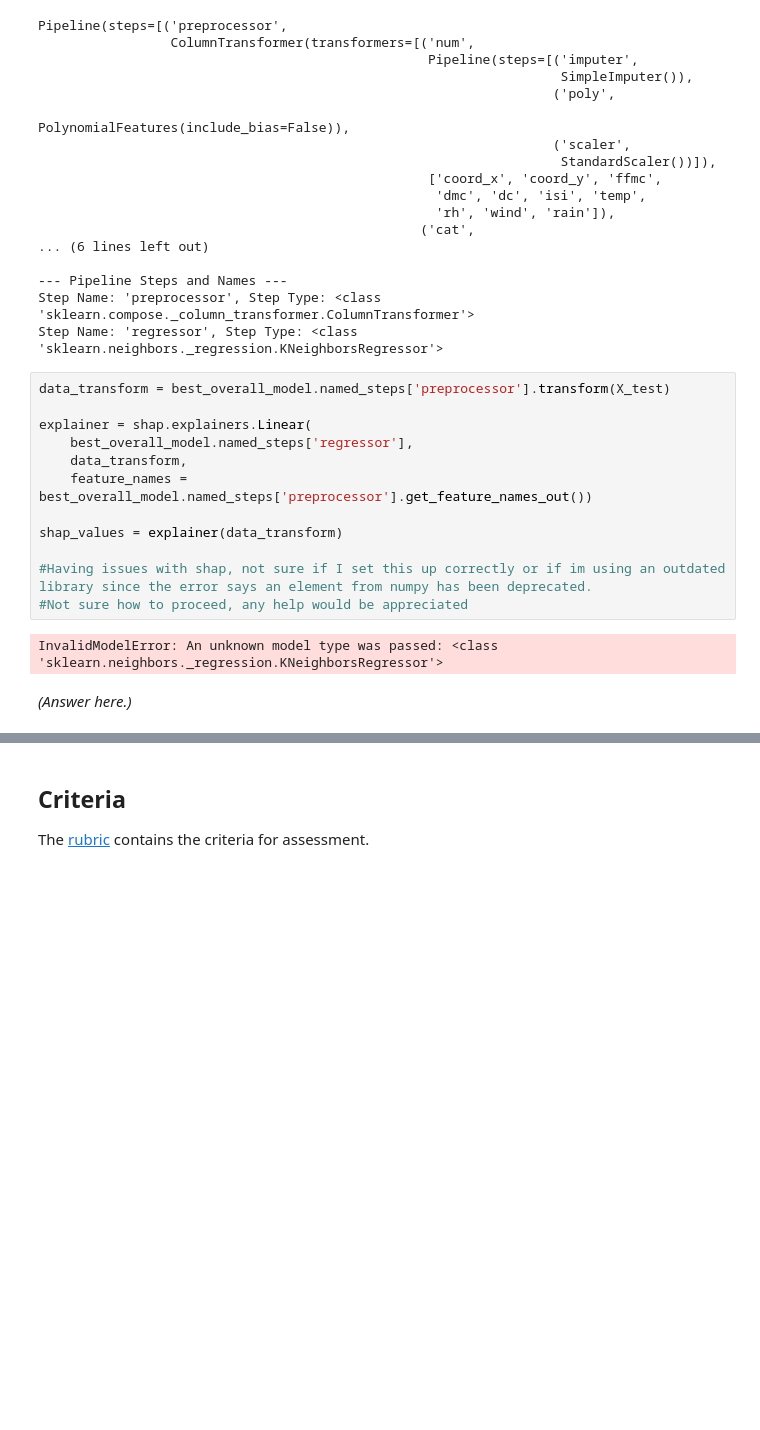
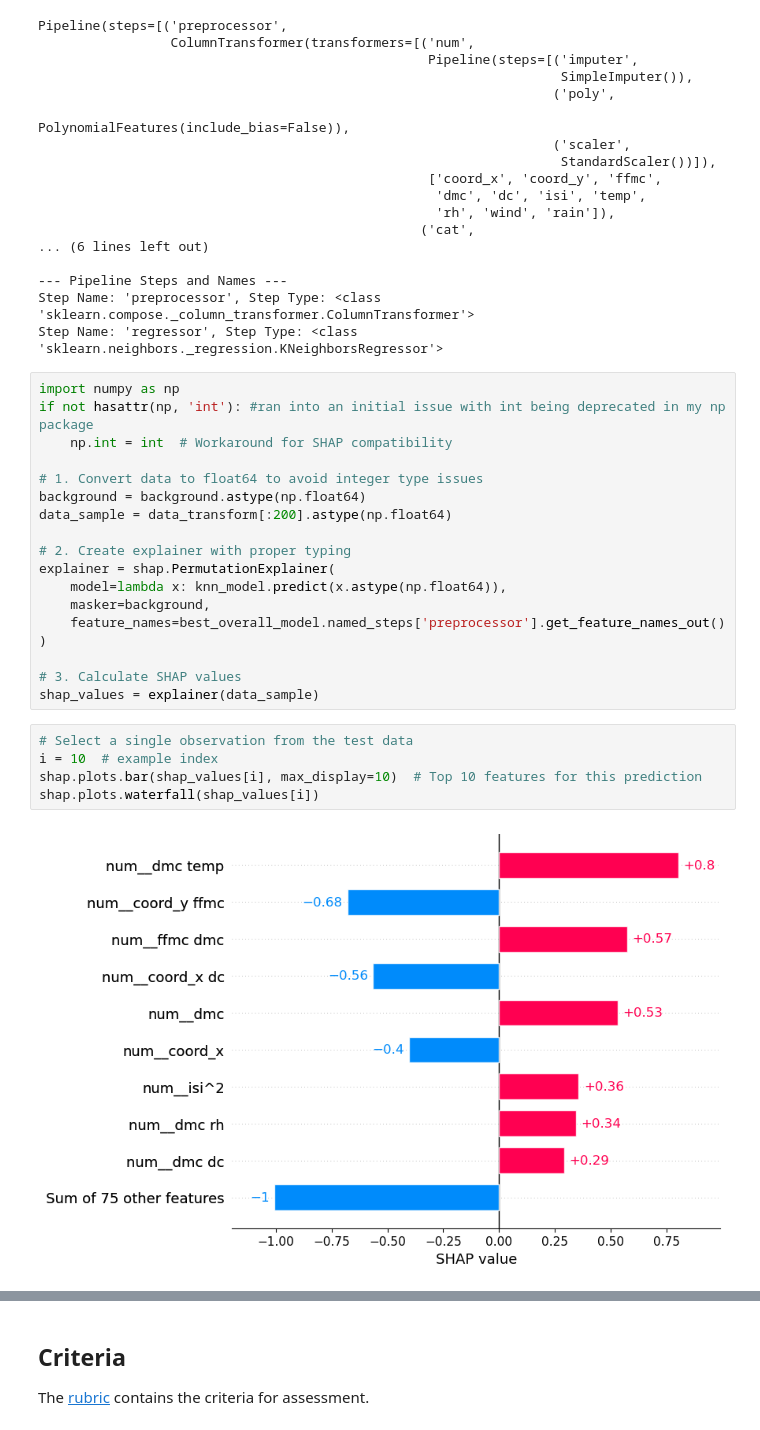
Before and after one commit to melram17/production, a Jupyter notebook: 02_activities/assignments/assignment_2.ipynb, the cells around one changed output, grey strips where cells are left out. Drawn from its saved outputs; the diff is of its cells as text; blank space fills up the shorter version.

Commit message:
found model that works with KNN and was able to overcome numpy feature deprecation issues. final question is now answered

```diff
--- a/02_activities/assignments/assignment_2.ipynb
+++ b/02_activities/assignments/assignment_2.ipynb
@@ -475,19 +475,28 @@ Pipeline(steps=[('preprocessor',
 --- Pipeline Steps and Names ---
 Step Name: 'preprocessor', Step Type: <class 'sklearn.compose._column_transformer.ColumnTransformer'>
 Step Name: 'regressor', Step Type: <class 'sklearn.neighbors._regression.KNeighborsRegressor'>
-# %%
-data_transform = best_overall_model.named_steps['preprocessor'].transform(X_test)
-
-explainer = shap.explainers.Linear(
-    best_overall_model.named_steps['regressor'],
-    data_transform,
-    feature_names = best_overall_model.named_steps['preprocessor'].get_feature_names_out())
-
-shap_values = explainer(data_transform)
-
-#Having issues with shap, not sure if I set this up correctly or if im using an outdated library since the error says an element from numpy has been deprecated.
-#Not sure how to proceed, any help would be appreciated
-# %% [output]
-InvalidModelError: An unknown model type was passed: <class 'sklearn.neighbors._regression.KNeighborsRegressor'>
-# %% [markdown]
-*(Answer here.)*
+# %%
+import numpy as np
+if not hasattr(np, 'int'): #ran into an initial issue with int being deprecated in my np package
+    np.int = int  # Workaround for SHAP compatibility
+
+# 1. Convert data to float64 to avoid integer type issues
+background = background.astype(np.float64)
+data_sample = data_transform[:200].astype(np.float64)
+
+# 2. Create explainer with proper typing
+explainer = shap.PermutationExplainer(
+    model=lambda x: knn_model.predict(x.astype(np.float64)),
+    masker=background,
+    feature_names=best_overall_model.named_steps['preprocessor'].get_feature_names_out()
+)
+
+# 3. Calculate SHAP values
+shap_values = explainer(data_sample)
+# %%
+# Select a single observation from the test data
+i = 10  # example index
+shap.plots.bar(shap_values[i], max_display=10)  # Top 10 features for this prediction
+shap.plots.waterfall(shap_values[i])
+# %% [output]
+[figure, added]
```
Also changed, not shown: parts of 3 cells of this notebook.
